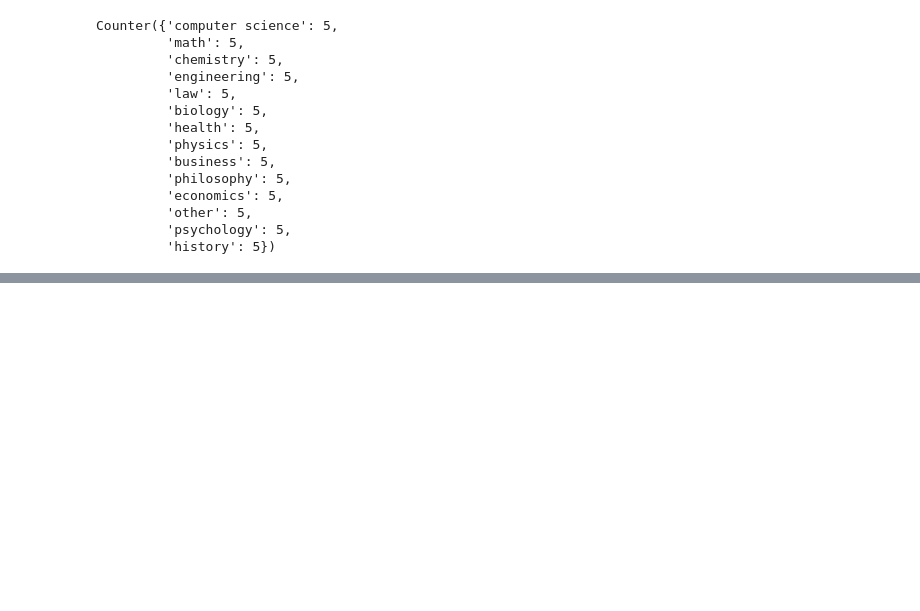
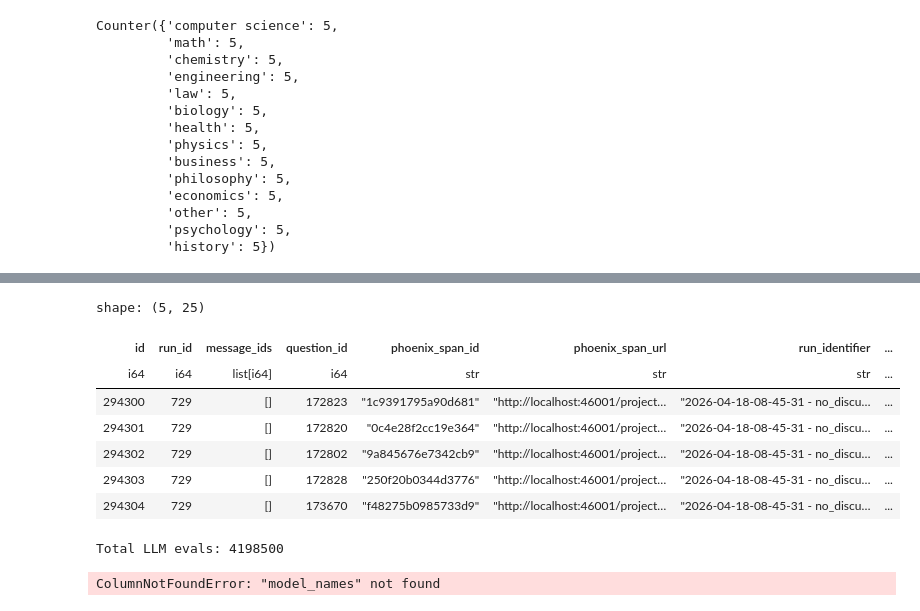
Before and after one commit to XfensorX/Beyond-Multi-Agent-Debate, a Jupyter notebook: notebooks/dataset_analysis.ipynb, the cells around one changed output, grey strips where cells are left out. Drawn from its saved outputs; the diff is of its cells as text; code cells hidden in the pictures; blank space fills up the shorter version.

```diff
--- a/notebooks/dataset_analysis.ipynb
+++ b/notebooks/dataset_analysis.ipynb
@@ -32,3 +32,8 @@ Counter({'computer science': 5,
 import heapq
 # %%
 heapq.heapify()
+# %%
+from social_groups.analysis.definitions import defs
+import polars as pl
+
+cd: pl.DataFrame = defs().load_asset_value("combined_data")
@@ -34,0 +64,51 @@ heapq.heapify()
+# %%
+cd.filter(name="no_discussion_voting").head()
+# %% [output]
+shape: (5, 25)
+| id | run_id | message_ids | question_id | phoenix_span_id | phoenix_span_url | run_identifier | ... |
+| i64 | i64 | list[i64] | i64 | str | str | str | ... |
+| 294300 | 729 | [] | 172823 | "1c9391795a90d681" | "http://localhost:46001/project… | "2026-04-18-08-45-31 - no_discu… | ... |
+| 294301 | 729 | [] | 172820 | "0c4e28f2cc19e364" | "http://localhost:46001/project… | "2026-04-18-08-45-31 - no_discu… | ... |
+| 294302 | 729 | [] | 172802 | "9a845676e7342cb9" | "http://localhost:46001/project… | "2026-04-18-08-45-31 - no_discu… | ... |
+| 294303 | 729 | [] | 172828 | "250f20b0344d3776" | "http://localhost:46001/project… | "2026-04-18-08-45-31 - no_discu… | ... |
+| 294304 | 729 | [] | 173670 | "f48275b0985733d9" | "http://localhost:46001/project… | "2026-04-18-08-45-31 - no_discu… | ... |
+# %%
+import polars as pl
+
+mapping = {
+    "diversity_parameter_sweep_mad3": 9,
+    "heterogeneous_group_baseline": 1,
+    "diversity_parameter_sweep_mad2": 6,
+    "no_discussion_voting": 12,
+    "heterogeneous_group_baseline_structured_output": 1,
+    "heterogeneous_group_mad3": 9,
+    "changed_prompt_mad2": 6,
+    "changed_prompt_mad3": 9,
+    "heterogeneous_group_mad2": 6,
+    "different_families_mad2": 6,
+    "changed_order_mad3": 9,
+    "het_group_thinking_mad3": 9,
+    "heterogeneous_group_baseline_tool": 1,
+    "heterogeneous_group_mad1": 3,
+    "heterogeneous_group_mad4": 12,
+    "different_families_mad3": 9,
+    "het_group_thinking_mad2": 6,
+    "tribal_council-sweep": 0,
+    "changed_order_mad2": 6,
+}
+
+total = (
+    cd.select(
+        pl.col("name")
+        .replace_strict(mapping, return_dtype=pl.Int64, default="ERROR")
+        .alias("total")
+    )
+)
+assert total.null_count().item() == 0, total.null_count().item()
+print("Total LLM evals:", total.sum().item())
+# %% [output]
+Total LLM evals: 4198500
+# %%
+cd["model_names"].unique()
+# %% [output]
+ColumnNotFoundError: "model_names" not found
```
Also changed, not shown: parts of 2 cells of this notebook, 22 other files.
